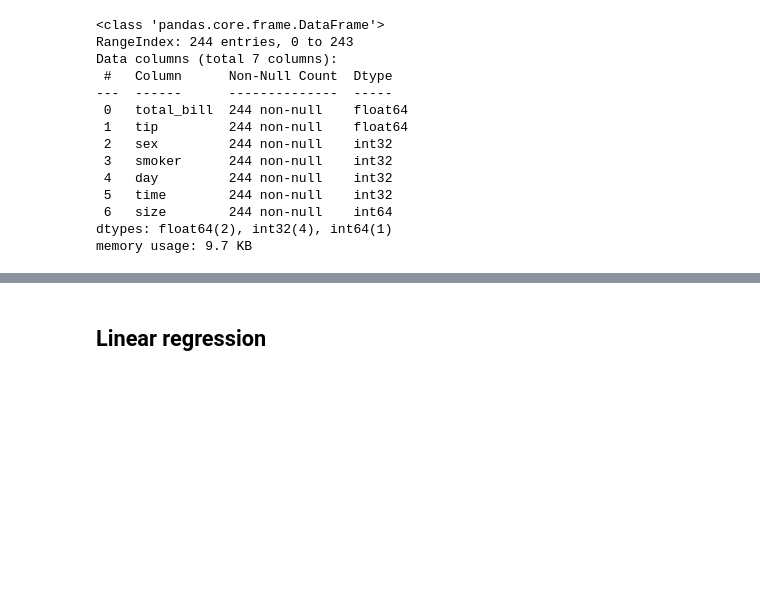
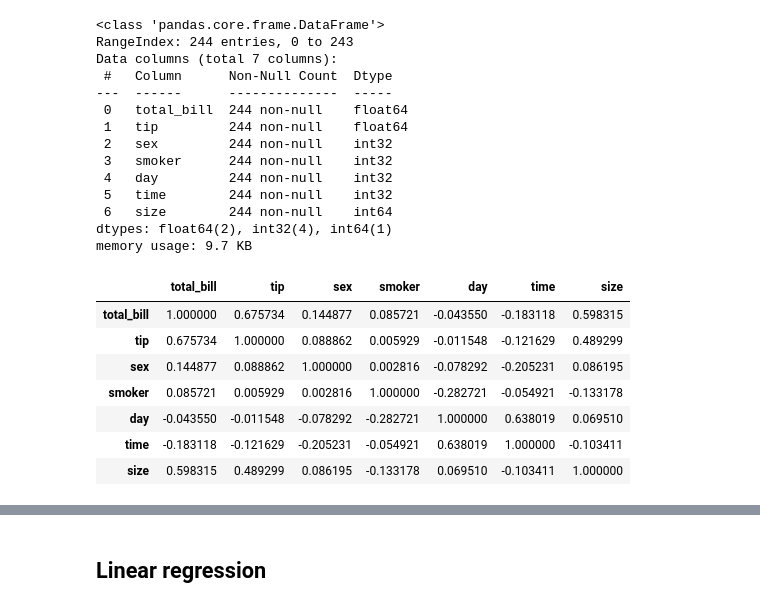
Before and after one commit to moyasser2004/Machine_Learning, a Jupyter notebook: supervised/linear_regression/Waiter Tips Prediction with Machine Learning.ipynb, the cells around one changed output, grey strips where cells are left out. Drawn from its saved outputs; the diff is of its cells as text; code cells hidden in the pictures; blank space fills up the shorter version.

```diff
--- a/supervised/linear_regression/Waiter Tips Prediction with Machine Learning.ipynb
+++ b/supervised/linear_regression/Waiter Tips Prediction with Machine Learning.ipynb
@@ -133,3 +152,14 @@ Data columns (total 7 columns):
  6   size        244 non-null    int64
 dtypes: float64(2), int32(4), int64(1)
 memory usage: 9.7 KB
+# %%
+df.corr()
+# %% [output]
+|  | total_bill | tip | sex | smoker | day | time | size |
+| total_bill | 1.000000 | 0.675734 | 0.144877 | 0.085721 | -0.043550 | -0.183118 | 0.598315 |
+| tip | 0.675734 | 1.000000 | 0.088862 | 0.005929 | -0.011548 | -0.121629 | 0.489299 |
+| sex | 0.144877 | 0.088862 | 1.000000 | 0.002816 | -0.078292 | -0.205231 | 0.086195 |
+| smoker | 0.085721 | 0.005929 | 0.002816 | 1.000000 | -0.282721 | -0.054921 | -0.133178 |
+| day | -0.043550 | -0.011548 | -0.078292 | -0.282721 | 1.000000 | 0.638019 | 0.069510 |
+| time | -0.183118 | -0.121629 | -0.205231 | -0.054921 | 0.638019 | 1.000000 | -0.103411 |
+| size | 0.598315 | 0.489299 | 0.086195 | -0.133178 | 0.069510 | -0.103411 | 1.000000 |
```
Also changed, not shown: parts of 44 cells of this notebook, 1 other file.
